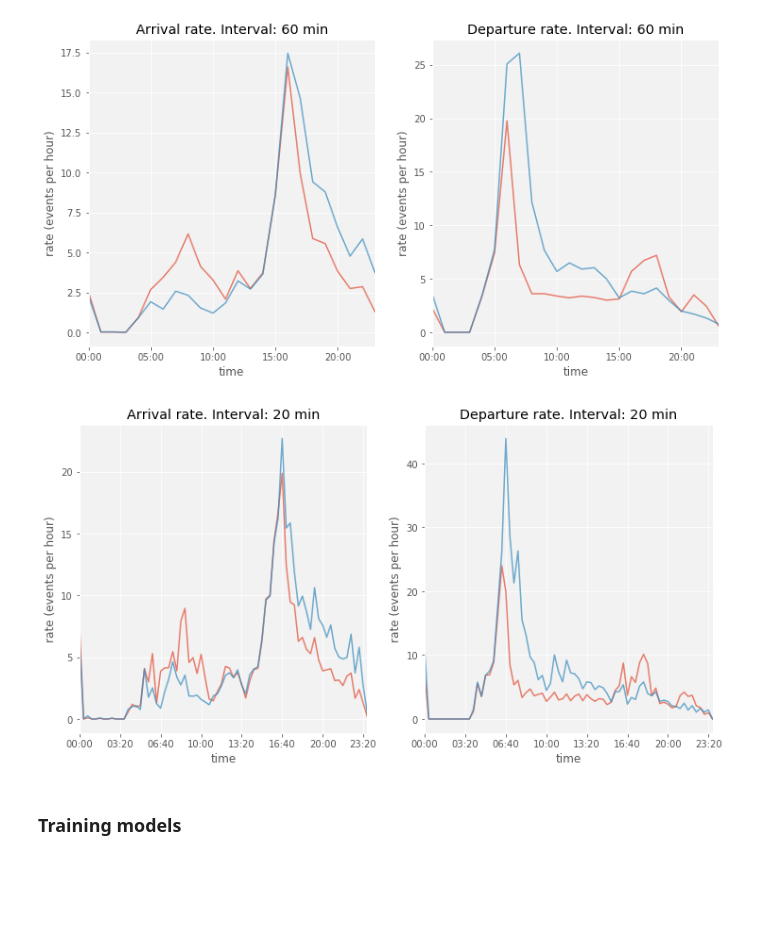
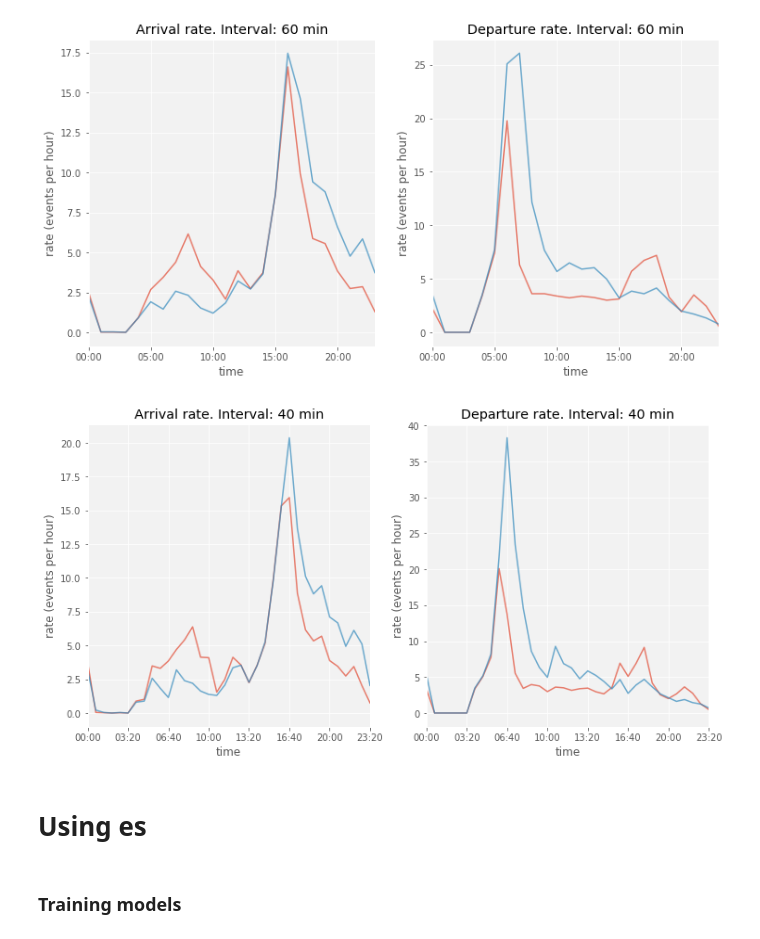
Before and after one commit to msgolovina/bss_project, a Jupyter notebook: working_file.ipynb, the cells around one changed output. Saved outputs shown, nothing was run; the diff lists cells and outputs as text; code cells hidden in the pictures; blank space fills up the shorter version.

```diff
--- a/working_file.ipynb
+++ b/working_file.ipynb
@@ -398,9 +398,11 @@ ar, ar_adj, dep, dep_adj = bss_functions.estimate_adjusted_rate(pb_weekdays_df,
 # %% [output]
 [figure]
 # %%
-ar, ar_adj, dep, dep_adj = bss_functions.estimate_adjusted_rate(pb_weekdays_df, 'PORTOBELLO_ROAD', step_size=20)
+ar, ar_adj, dep, dep_adj = bss_functions.estimate_adjusted_rate(pb_weekdays_df, 'PORTOBELLO_ROAD', step_size=40)
 # %% [output]
-[figure, old version]
+[figure, new version]
+# %% [markdown]
+# Using es
 # %%
 data1 = data.resample('2H').last().bfill()
 # %%
```
Also changed, not shown: parts of 2 cells of this notebook, 1 other file.
